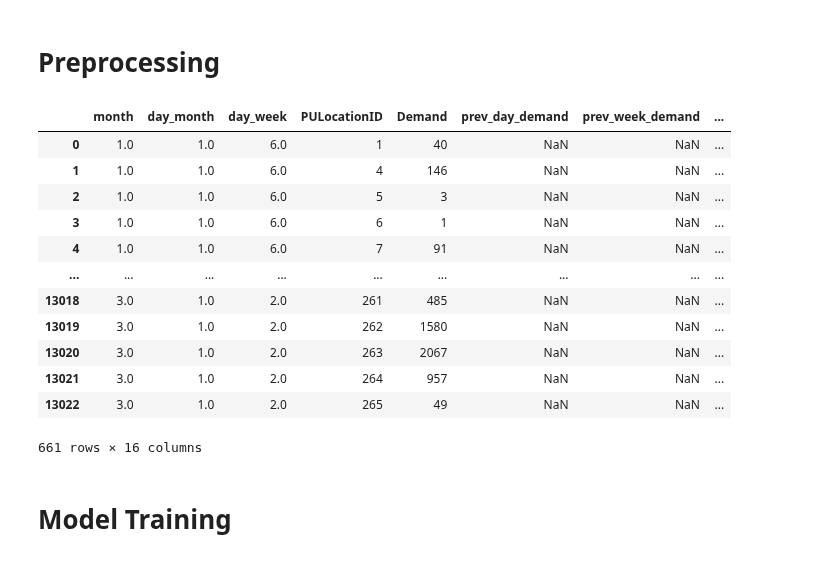
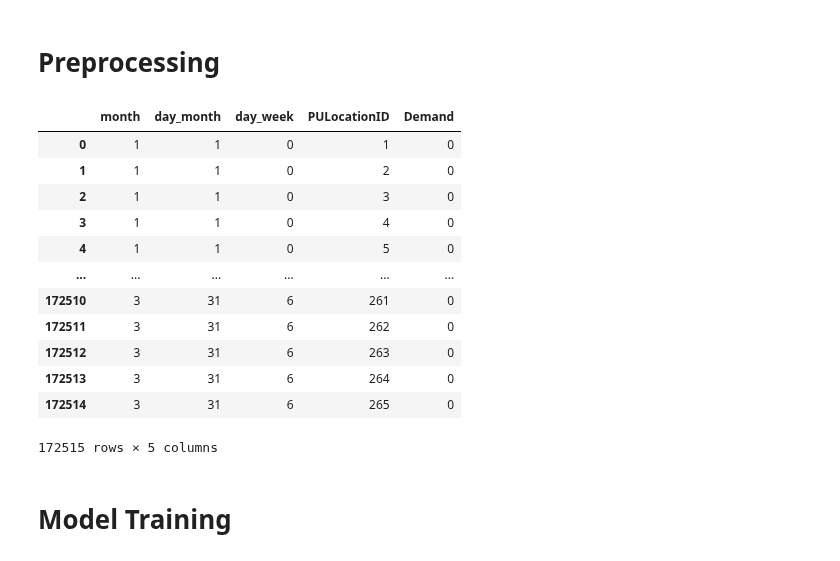
Before and after one commit to danaeis/shoofer-demand-prediction, a Jupyter notebook: Shoojer_phase_1 (ML).ipynb, the cells around one changed output. Saved outputs shown, nothing was run; the diff lists cells and outputs as text; code cells hidden in the pictures.

Commit message:
feature: fill missing with zero, issue: the outputs are 0

```diff
--- a/Shoojer_phase_1 (ML).ipynb
+++ b/Shoojer_phase_1 (ML).ipynb
@@ -238,6 +274,30 @@ def day_of_year_modifier(data, year):
         # Store the day number in the 'day_number' column for the current row
         data.at[index, 'day_year'] = day_number
     return data
+# %%
+def fill_missing_demands(data):
+    month_min = int(data['month'].min())
+    month_max = int(data['month'].max())
+    month = range(month_min, month_max + 1)
+    min_day = int(data['day_month'].min())
+    max_day = int(data['day_month'].max())
+
+    day_month = range(min_day, max_day + 1)
+    day_week = range(0, 7)
+    loc_ids = range(1, loc_id_num)
+
+    pairs = list(product(month, day_month, day_week, loc_ids))
+    filled_with_zero = pd.DataFrame(pairs, columns = group_list)
+
+    filled_with_zero['Demand'] = 0
+    for i in range(len(filled_with_zero)):
+        loc_date_row = data[(data['month']==filled_with_zero['month'][i])
+                            &(data['day_month']==filled_with_zero['day_month'][i])
+                            &(data['day_week']==filled_with_zero['day_week'][i])
+                            &(data['PULocationID']==filled_with_zero['PULocationID'][i])]
+        if not loc_date_row.empty:
+            filled_with_zero['Demand'][i] = loc_date_row['Demand'].values[0]
+    return filled_with_zero
 # %% [markdown]
 # initialization and loading dataset
 # %% [markdown]
@@ -278,20 +335,26 @@ test_data = concating_data(test_date_modified)
 # %%
-train_grouped = grouping_by(train_data, group_list)
-test_grouped = grouping_by(test_data, group_list)
+train_grouped = grouping_by(train_date_modified, group_list)
+test_grouped = grouping_by(test_date_modified, group_list)
-# %%
-train_grouped[train_grouped['day_month'] == 1]
-# %% [output]
-|  | month | day_month | day_week | PULocationID | Demand | prev_day_demand | prev_week_demand | ... |
-| 0 | 1.0 | 1.0 | 6.0 | 1 | 40 | NaN | NaN | ... |
-| 1 | 1.0 | 1.0 | 6.0 | 4 | 146 | NaN | NaN | ... |
-| 2 | 1.0 | 1.0 | 6.0 | 5 | 3 | NaN | NaN | ... |
-| 3 | 1.0 | 1.0 | 6.0 | 6 | 1 | NaN | NaN | ... |
-| 4 | 1.0 | 1.0 | 6.0 | 7 | 91 | NaN | NaN | ... |
-| ... | ... | ... | ... | ... | ... | ... | ... | ... |
-| 13018 | 3.0 | 1.0 | 2.0 | 261 | 485 | NaN | NaN | ... |
-| 13019 | 3.0 | 1.0 | 2.0 | 262 | 1580 | NaN | NaN | ... |
-| 13020 | 3.0 | 1.0 | 2.0 | 263 | 2067 | NaN | NaN | ... |
-| 13021 | 3.0 | 1.0 | 2.0 | 264 | 957 | NaN | NaN | ... |
-| 13022 | 3.0 | 1.0 | 2.0 | 265 | 49 | NaN | NaN | ... |
-661 rows × 16 columns
+# %%
+train_data_concated = concating_data(train_grouped)
+test_data_concated = concating_data(test_grouped)
+# %%
+train_filled = fill_missing_demands(train_data_concated)
+test_filled = fill_missing_demands(test_data_concated)
+# %%
+train_filled
+# %% [output]
+|  | month | day_month | day_week | PULocationID | Demand |
+| 0 | 1 | 1 | 0 | 1 | 0 |
+| 1 | 1 | 1 | 0 | 2 | 0 |
+| 2 | 1 | 1 | 0 | 3 | 0 |
+| 3 | 1 | 1 | 0 | 4 | 0 |
+| 4 | 1 | 1 | 0 | 5 | 0 |
+| ... | ... | ... | ... | ... | ... |
+| 172510 | 3 | 31 | 6 | 261 | 0 |
+| 172511 | 3 | 31 | 6 | 262 | 0 |
+| 172512 | 3 | 31 | 6 | 263 | 0 |
+| 172513 | 3 | 31 | 6 | 264 | 0 |
+| 172514 | 3 | 31 | 6 | 265 | 0 |
+172515 rows × 5 columns
 # %%
```
Also changed, not shown: parts of 7 cells of this notebook.
